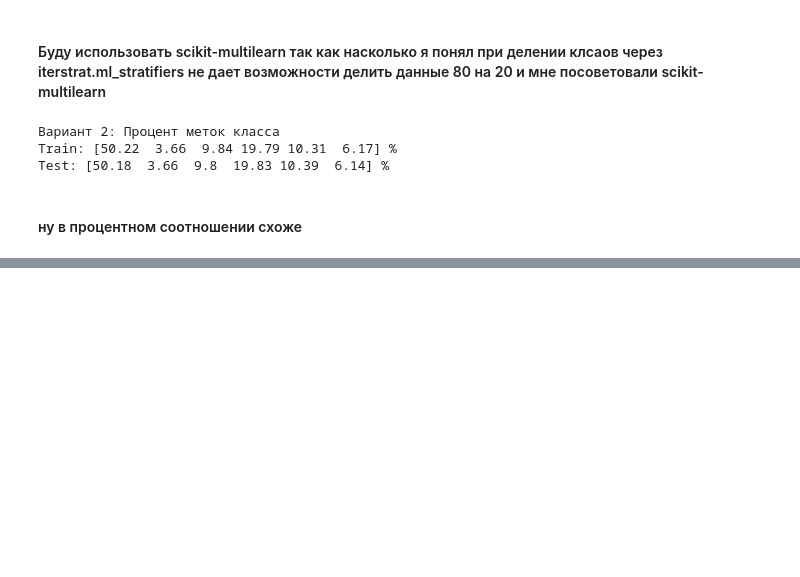
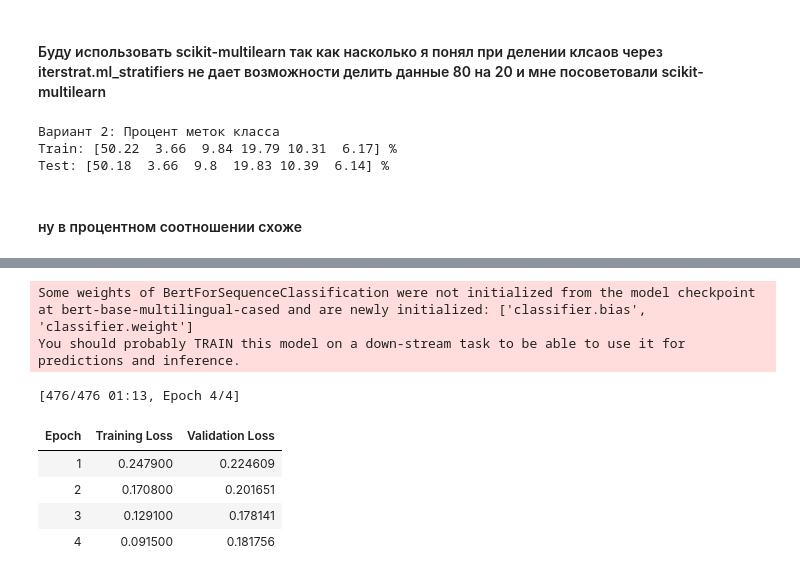
Before and after one commit to Sr123Saha/4_intensiv_4, a Jupyter notebook: main.ipynb, the cells around one changed output, grey strips where cells are left out. Drawn from its saved outputs; the diff is of its cells as text; code cells hidden in the pictures; blank space fills up the shorter version.

```diff
--- a/main.ipynb
+++ b/main.ipynb
@@ -419,0 +643,77 @@ Test: [50.18  3.66  9.8  19.83 10.39  6.14] %
+# %%
+class CustomDataset(Dataset):
+    def __init__(self, texts, labels, tokenizer):
+        self.encodings = tokenizer(
+            texts, padding=True, truncation=True, max_length=512, return_tensors="pt"
+        )
+        self.labels = torch.tensor(labels, dtype=torch.float)
+
+    def __getitem__(self, idx):
+        return {
+            'input_ids': self.encodings['input_ids'][idx],
+            'attention_mask': self.encodings['attention_mask'][idx],
+            'labels': self.labels[idx]
+        }
+
+    def __len__(self):
+        return len(self.labels)
+
+if __name__ == "__main__":
+    MODEL_NAME = "bert-base-multilingual-cased"
+
+    tokenizer = BertTokenizer.from_pretrained(MODEL_NAME)
+
+    train_dataset = CustomDataset(X_train, y_train, tokenizer)
+    test_dataset = CustomDataset(X_test, y_test, tokenizer)
+
+    model = BertForSequenceClassification.from_pretrained(
+        MODEL_NAME,
+        num_labels=y_train.shape[1],
+        problem_type="multi_label_classification"
+    )
+
+    training_args = TrainingArguments(
+        output_dir='./multi_bert_results',
+        per_device_train_batch_size=16,
+        num_train_epochs=4,
+        eval_strategy="epoch",
+        save_strategy="epoch",
+        logging_dir='./logs_multi_bert',
+        logging_steps=50,
+        load_best_model_at_end=True,
+        metric_for_best_model="eval_loss",
+        fp16=False,
+        dataloader_num_workers=0
+    )
+
+    trainer = Trainer(
+        model=model,
+        args=training_args,
+        train_dataset=train_dataset,
+        eval_dataset=test_dataset,
+    )
+
+    trainer.train()
+
+    predictions = trainer.predict(test_dataset)
+    y_pred_logits = predictions.predictions
+    y_pred = (torch.sigmoid(torch.tensor(y_pred_logits)) > 0.5).int().numpy()
+
+    print("🔎 Classification Report:")
+    print(classification_report(y_test, y_pred, digits=4))
+
+    print("\n📊 Дополнительные метрики:")
+    print(f"Micro F1-score:     {f1_score(y_test, y_pred, average='micro'):.4f}")
+    print(f"Macro F1-score:     {f1_score(y_test, y_pred, average='macro'):.4f}")
+    print(f"Weighted F1-score:  {f1_score(y_test, y_pred, average='weighted'):.4f}")
+    print(f"Hamming loss:       {hamming_loss(y_test, y_pred):.4f}")
+    print(f"Subset accuracy:    {accuracy_score(y_test, y_pred):.4f} (все метки совпали)")
+# %% [output]
+Some weights of BertForSequenceClassification were not initialized from the model checkpoint at bert-base-multilingual-cased and are newly initialized: ['classifier.bias', 'classifier.weight']
+You should probably TRAIN this model on a down-stream task to be able to use it for predictions and inference.
+[476/476 01:13, Epoch 4/4]
+| Epoch | Training Loss | Validation Loss |
+| 1 | 0.247900 | 0.224609 |
+| 2 | 0.170800 | 0.201651 |
+| 3 | 0.129100 | 0.178141 |
+| 4 | 0.091500 | 0.181756 |
```
Also changed, not shown: parts of 9 cells of this notebook.
